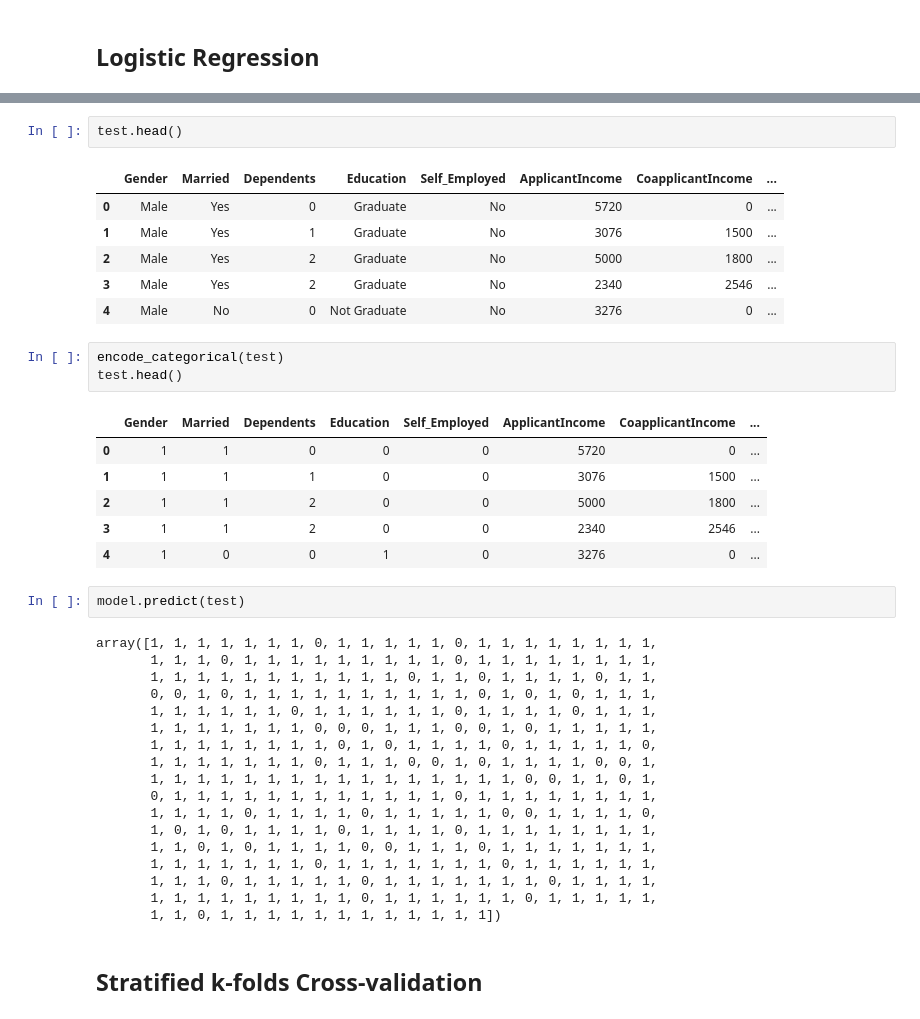
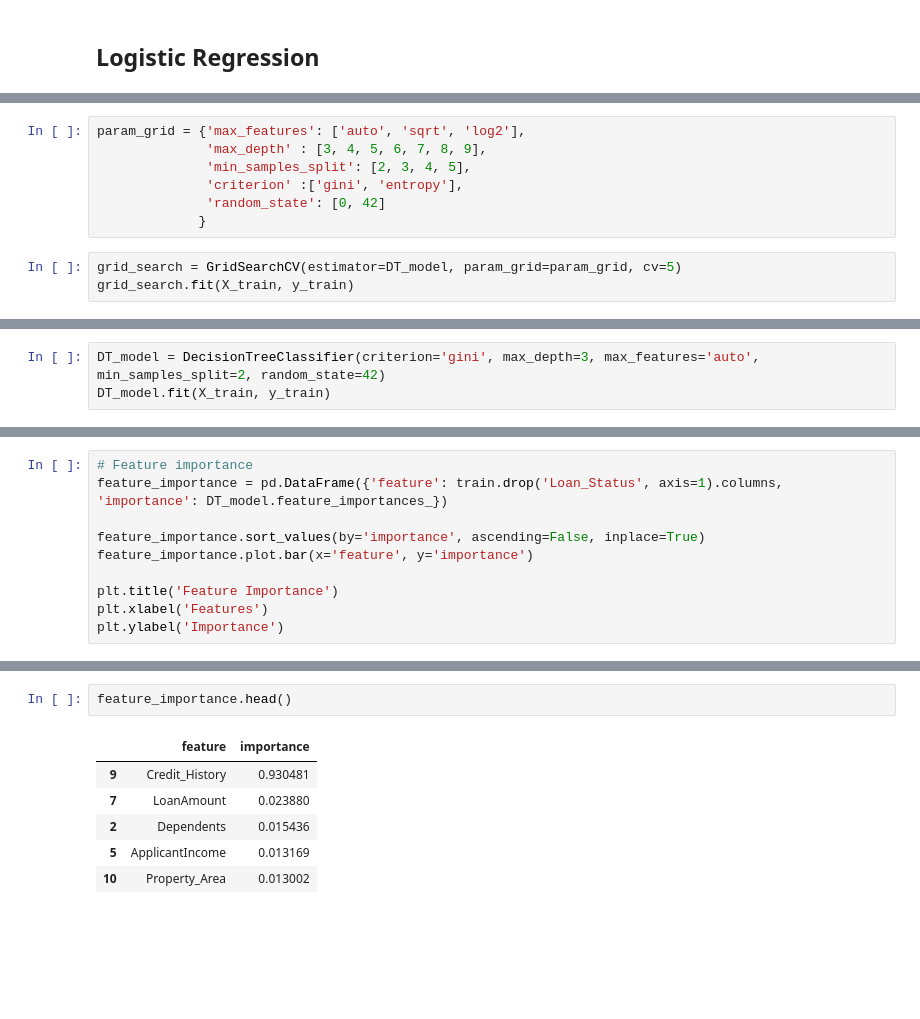
Before and after one commit to ahmedelgamal0/Loan-Eligibility-Prediction, a Jupyter notebook: Loan_Predection.ipynb, the cells around one changed output, grey strips where cells are left out. Saved outputs shown, nothing was run; the diff lists cells and outputs as text; blank space fills up the shorter version.

Commit message:
modeling

```diff
--- a/Loan_Predection.ipynb
+++ b/Loan_Predection.ipynb
@@ -671,0 +618,10 @@ Testing Accuracy : 0.7891891891891892
+# %%
+param_grid = {'max_features': ['auto', 'sqrt', 'log2'],
+              'max_depth' : [3, 4, 5, 6, 7, 8, 9],
+              'min_samples_split': [2, 3, 4, 5],
+              'criterion' :['gini', 'entropy'],
+              'random_state': [0, 42]
+             }
+# %%
+grid_search = GridSearchCV(estimator=DT_model, param_grid=param_grid, cv=5)
+grid_search.fit(X_train, y_train)
@@ -671,0 +645,3 @@ Testing Accuracy : 0.7891891891891892
+# %%
+DT_model = DecisionTreeClassifier(criterion='gini', max_depth=3, max_features='auto', min_samples_split=2, random_state=42)
+DT_model.fit(X_train, y_train)
@@ -671,0 +662,11 @@ Testing Accuracy : 0.7891891891891892
+# %%
+# Feature importance
+feature_importance = pd.DataFrame({'feature': train.drop('Loan_Status', axis=1).columns,
+'importance': DT_model.feature_importances_})
+
+feature_importance.sort_values(by='importance', ascending=False, inplace=True)
+feature_importance.plot.bar(x='feature', y='importance')
+
+plt.title('Feature Importance')
+plt.xlabel('Features')
+plt.ylabel('Importance')
@@ -672,41 +676,9 @@ Testing Accuracy : 0.7891891891891892
 # %%
-test.head()
+feature_importance.head()
 # %% [output]
-|  | Gender | Married | Dependents | Education | Self_Employed | ApplicantIncome | CoapplicantIncome | ... |
-| 0 | Male | Yes | 0 | Graduate | No | 5720 | 0 | ... |
-| 1 | Male | Yes | 1 | Graduate | No | 3076 | 1500 | ... |
-| 2 | Male | Yes | 2 | Graduate | No | 5000 | 1800 | ... |
-| 3 | Male | Yes | 2 | Graduate | No | 2340 | 2546 | ... |
-| 4 | Male | No | 0 | Not Graduate | No | 3276 | 0 | ... |
+|  | feature | importance |
+| 9 | Credit_History | 0.930481 |
+| 7 | LoanAmount | 0.023880 |
+| 2 | Dependents | 0.015436 |
+| 5 | ApplicantIncome | 0.013169 |
+| 10 | Property_Area | 0.013002 |
-# %%
-encode_categorical(test)
-test.head()
-# %% [output]
-|  | Gender | Married | Dependents | Education | Self_Employed | ApplicantIncome | CoapplicantIncome | ... |
-| 0 | 1 | 1 | 0 | 0 | 0 | 5720 | 0 | ... |
-| 1 | 1 | 1 | 1 | 0 | 0 | 3076 | 1500 | ... |
-| 2 | 1 | 1 | 2 | 0 | 0 | 5000 | 1800 | ... |
-| 3 | 1 | 1 | 2 | 0 | 0 | 2340 | 2546 | ... |
-| 4 | 1 | 0 | 0 | 1 | 0 | 3276 | 0 | ... |
-# %%
-model.predict(test)
-# %% [output]
-array([1, 1, 1, 1, 1, 1, 1, 0, 1, 1, 1, 1, 1, 0, 1, 1, 1, 1, 1, 1, 1, 1,
-       1, 1, 1, 0, 1, 1, 1, 1, 1, 1, 1, 1, 1, 0, 1, 1, 1, 1, 1, 1, 1, 1,
-       1, 1, 1, 1, 1, 1, 1, 1, 1, 1, 1, 0, 1, 1, 0, 1, 1, 1, 1, 0, 1, 1,
-       0, 0, 1, 0, 1, 1, 1, 1, 1, 1, 1, 1, 1, 1, 0, 1, 0, 1, 0, 1, 1, 1,
-       1, 1, 1, 1, 1, 1, 0, 1, 1, 1, 1, 1, 1, 0, 1, 1, 1, 1, 0, 1, 1, 1,
-       1, 1, 1, 1, 1, 1, 1, 0, 0, 0, 1, 1, 1, 0, 0, 1, 0, 1, 1, 1, 1, 1,
-       1, 1, 1, 1, 1, 1, 1, 1, 0, 1, 0, 1, 1, 1, 1, 0, 1, 1, 1, 1, 1, 0,
-       1, 1, 1, 1, 1, 1, 1, 0, 1, 1, 1, 0, 0, 1, 0, 1, 1, 1, 1, 0, 0, 1,
-       1, 1, 1, 1, 1, 1, 1, 1, 1, 1, 1, 1, 1, 1, 1, 1, 0, 0, 1, 1, 0, 1,
-       0, 1, 1, 1, 1, 1, 1, 1, 1, 1, 1, 1, 1, 0, 1, 1, 1, 1, 1, 1, 1, 1,
-       1, 1, 1, 1, 0, 1, 1, 1, 1, 0, 1, 1, 1, 1, 1, 0, 0, 1, 1, 1, 1, 0,
-       1, 0, 1, 0, 1, 1, 1, 1, 0, 1, 1, 1, 1, 0, 1, 1, 1, 1, 1, 1, 1, 1,
-       1, 1, 0, 1, 0, 1, 1, 1, 1, 0, 0, 1, 1, 1, 0, 1, 1, 1, 1, 1, 1, 1,
-       1, 1, 1, 1, 1, 1, 1, 0, 1, 1, 1, 1, 1, 1, 1, 0, 1, 1, 1, 1, 1, 1,
-       1, 1, 1, 0, 1, 1, 1, 1, 1, 0, 1, 1, 1, 1, 1, 1, 1, 0, 1, 1, 1, 1,
-       1, 1, 1, 1, 1, 1, 1, 1, 1, 0, 1, 1, 1, 1, 1, 1, 0, 1, 1, 1, 1, 1,
-       1, 1, 0, 1, 1, 1, 1, 1, 1, 1, 1, 1, 1, 1, 1])
-# %% [markdown]
-## Stratified k-folds Cross-validation
```
Also changed, not shown: parts of 45 cells of this notebook.
